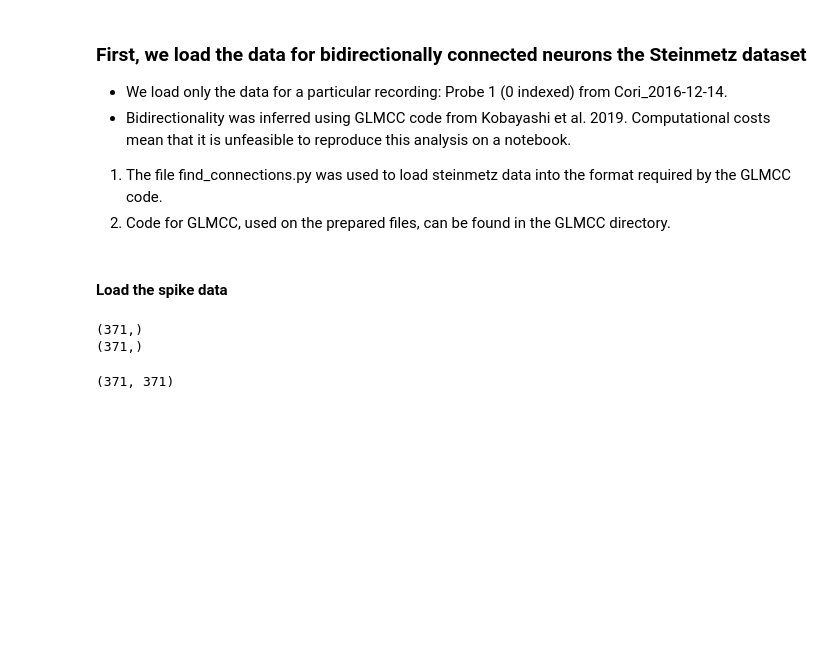
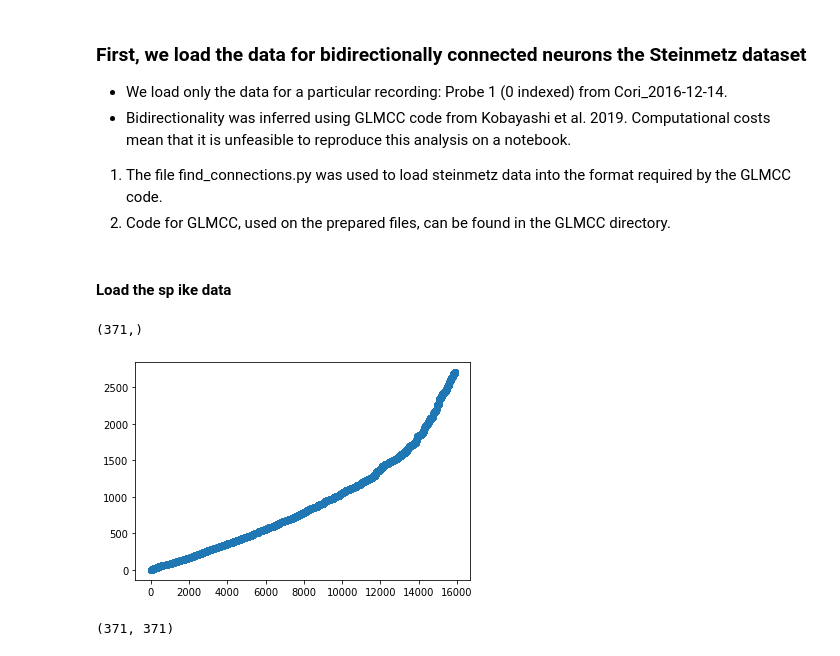
Before and after one commit to isacdaavid/temporal_emergence, a Jupyter notebook: results_walkthrough.ipynb, the cells around one changed output. Saved outputs shown, nothing was run; the diff lists cells and outputs as text; code cells hidden in the pictures; blank space fills up the shorter version.

Commit message:
add initial relations analysis and slide figures

```diff
--- a/results_walkthrough.ipynb
+++ b/results_walkthrough.ipynb
@@ -20,35 +20,40 @@ Marcel Masque Salgado, October 2021.
 2. Code for GLMCC, used on the prepared files, can be found in the
    GLMCC directory.
 # %% [markdown]
-#### Load the spike data
+#### Load the sp ike data
 # %%
 import numpy as np
+import matplotlib.pyplot as plt
+
 times = np.squeeze(np.load("Cori_2016-12-14/spikes.times.npy"))
 clusters = np.squeeze(np.load("Cori_2016-12-14/spikes.clusters.npy"))
 probe = np.squeeze(np.load("Cori_2016-12-14/clusters.probes.npy"))
 
 minindex = min(clusters)
 maxindex = max(clusters)
 
 # split data into individual neuron arrays
 individual_times = []
 for i in range(minindex, maxindex+1):
     indices = np.where(clusters==i)[0]
     individual_times.append(times[indices].astype(float))
 
 # get only the good neurons
 annotations = np.squeeze(np.load("Cori_2016-12-14/clusters._phy_annotation.npy"))
 good_indices = np.where(annotations >= 2)
 good_neurons = np.array(individual_times)[good_indices].tolist()
 
 probe1_indices = np.nonzero(probe)[0]
 good_indices_probe1 = np.intersect1d(good_indices,probe1_indices)
 print(good_indices_probe1.shape)
 good_neurons_probe1 = np.array(individual_times)[good_indices_probe1]
-print(good_neurons_probe1.shape)
+
+plt.scatter(np.arange(good_neurons_probe1[0].shape[0]),
+            good_neurons_probe1[0])
+plt.show()
 # %% [output]
 (371,)
-(371,)
+[figure, added]
 # %%
 ## Save the data to files
 from find_connections import SteinmetzLoader
```
Also changed, not shown: parts of 2 cells of this notebook, 9 other files.
